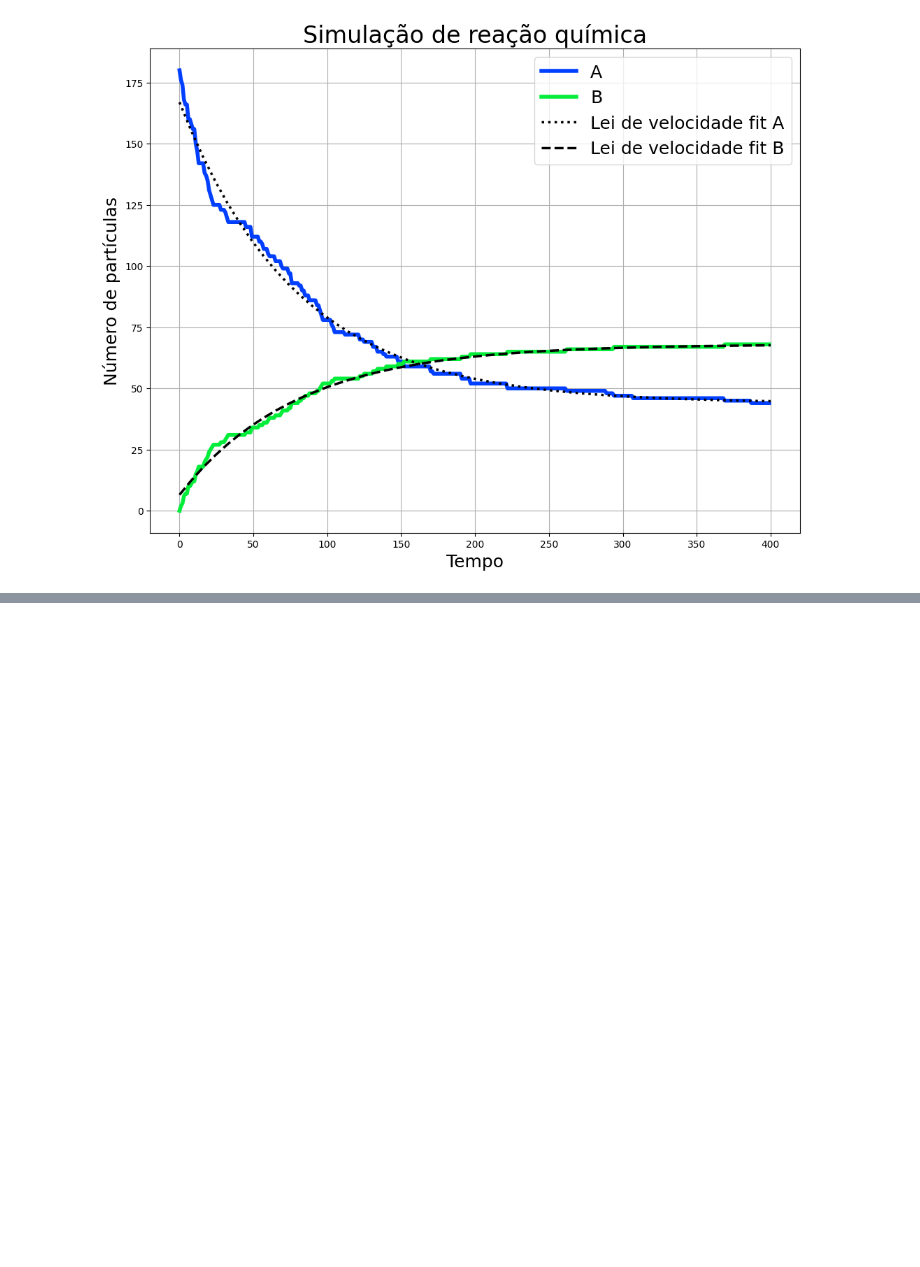
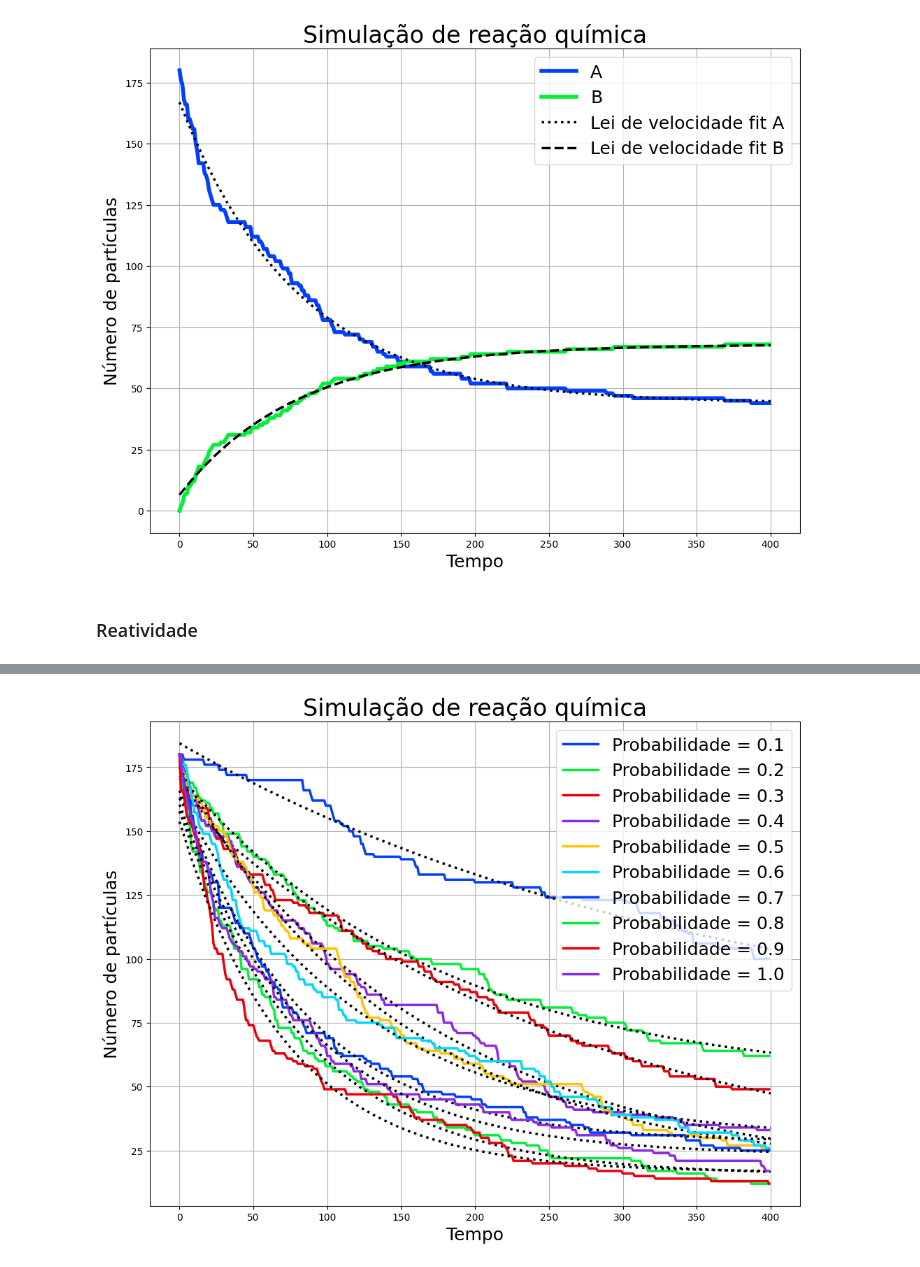
Before and after one commit to isadoramarcondes/Cinetica-Quimica, a Jupyter notebook: Reacoes.ipynb, the cells around one changed output, grey strips where cells are left out. Drawn from its saved outputs; the diff is of its cells as text; code cells hidden in the pictures; blank space fills up the shorter version.

Commit message:
variando a probabilidade

```diff
--- a/Reacoes.ipynb
+++ b/Reacoes.ipynb
@@ -148,3 +149,81 @@ ax.legend(fontsize=18)
 plt.savefig(r'resultados/react', dpi = 200)
 # %% [output]
 [figure]
+# %% [markdown]
+### Reatividade
+# %%
+# parâmetros sistema:
+NUM_PARTICULAS= 180
+TAMANHO_CAIXA = 300
+MASSA = 0.5
+RAIO = 1.2
+REATIVIDADE = [0.1,0.2,0.3,0.4,0.5,0.6, 0.7,0.8,0.9,1.0]
+
+# parâmetros simulação:
+TFIM = 40
+NUM_STEPS = 400
+STEP = TFIM/NUM_STEPS
+# %%
+fig1, ax1 = plt.subplots(1,1, figsize = (12, 9))
+ax1.set_title('Simulação de reação química', fontsize = 24)
+ax1.set_ylabel('Número de partículas', fontsize = 18)
+ax1.set_xlabel('Tempo', fontsize = 18)
+ax1.grid('- -')
+
+Ks = []
+
+def funcao_fit(x, k,C, D):
+    return C*np.exp(-k*x) + D
+
+for reatividade in REATIVIDADE:
+
+    PARTICULAS = lista_inicial(NUM_PARTICULAS, raio = RAIO, massa = MASSA, tamanho_caixa = TAMANHO_CAIXA, reatividade = reatividade)
+    print(len(PARTICULAS))
+    for i in range(NUM_STEPS):
+        step(PARTICULAS, STEP, TAMANHO_CAIXA)
+
+    trajetorias = []
+    existencia = []
+    cores = []
+    for i in PARTICULAS:
+        traj = list(i.trapos)
+        exist = list(i.lista_existe)
+        lista_cores = list(i.lista_tipo)
+        trajetorias.append(traj)
+        existencia.append(exist)
+        cores.append(lista_cores)
+
+    A = []
+    B = []
+    for k in range(NUM_STEPS):
+        a = 0
+        b = 0
+
+        for h in range(len(trajetorias)):
+            cor = cores[h][k]
+            e = existencia[h][k]
+            if cor == '0' and e == 1:
+                a = a+1
+            if cor == 'r' and e == 1:
+                b = b+1
+        A.append(a)
+        B.append(b)
+
+    ax1.plot(range(NUM_STEPS), A, linewidth = 2.5, label = f'Probabilidade = {reatividade}')
+    ax1.legend(fontsize=18)
+
+    funcao_fit_model=lmfit.Model(funcao_fit)
+    funcao_fit_model.set_param_hint('D',value=32, vary=True)#,min= -10,max=10,vary=True)
+    funcao_fit_model.set_param_hint('C',value=150, vary=True)#,min= -10,max=10,vary=True)
+    funcao_fit_model.set_param_hint('k',value=0.05, vary=True)#,min= -10,max=10,vary=True)
+
+    param = funcao_fit_model.make_params()
+    results = funcao_fit_model.fit(A, x = tempo, params = param)
+    k = results.params['k'].value
+    Ks.append(k)
+    D = results.params['D'].value
+    C = results.params['C'].value
+    x_fit = np.linspace(0, NUM_STEPS)
+    y_fit = funcao_fit(x_fit, k, C, D)
+    ax1.plot(x_fit, y_fit, linewidth = 2.5, linestyle = ':', c= '0')
+# %% [output]
@@ -150,0 +240 @@ plt.savefig(r'resultados/react', dpi = 200)
+[figure, added]
```
Also changed, not shown: parts of 4 cells of this notebook, 3 other files.
